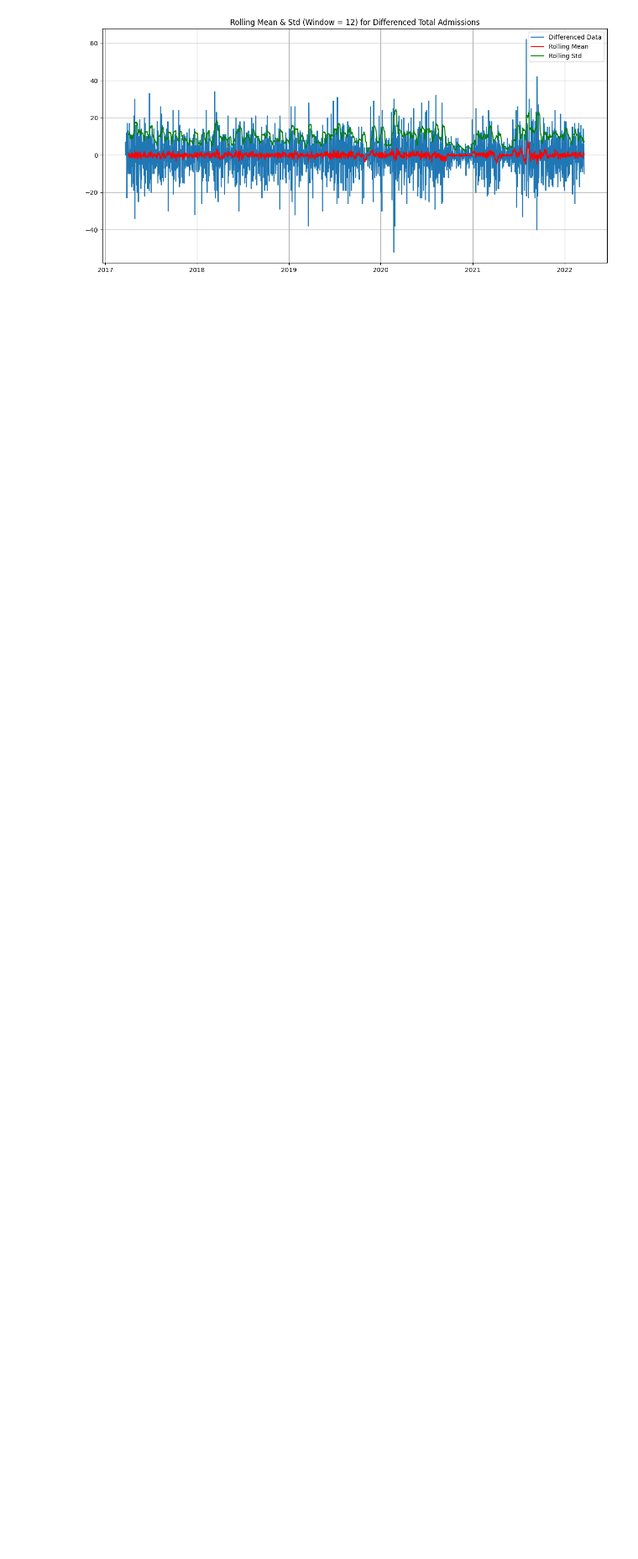
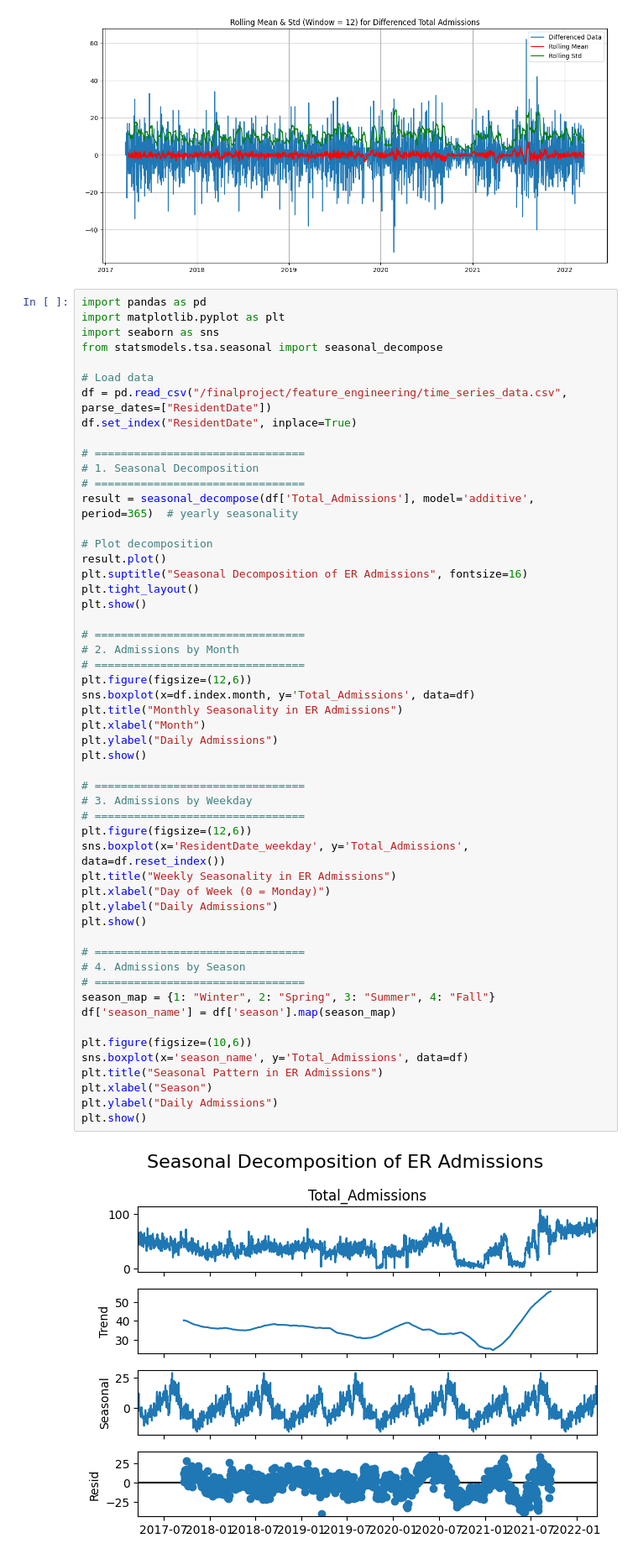
Before and after one commit to tottaradhanush/finalproject, a Jupyter notebook: hypothesis/hypothesis.ipynb, the cells around one changed output. Shown: that part at 84% size. Saved outputs shown, nothing was run; the diff lists cells and outputs as text; blank space fills up the shorter version.

```diff
--- a/hypothesis/hypothesis.ipynb
+++ b/hypothesis/hypothesis.ipynb
@@ -439,3 +439,58 @@ plt.show()
 [figure]
 [figure]
 [figure]
+# %%
+import pandas as pd
+import matplotlib.pyplot as plt
+import seaborn as sns
+from statsmodels.tsa.seasonal import seasonal_decompose
+
+# Load data
+df = pd.read_csv("/finalproject/feature_engineering/time_series_data.csv", parse_dates=["ResidentDate"])
+df.set_index("ResidentDate", inplace=True)
+
+# ================================
+# 1. Seasonal Decomposition
+# ================================
+result = seasonal_decompose(df['Total_Admissions'], model='additive', period=365)  # yearly seasonality
+
+# Plot decomposition
+result.plot()
+plt.suptitle("Seasonal Decomposition of ER Admissions", fontsize=16)
+plt.tight_layout()
+plt.show()
+
+# ================================
+# 2. Admissions by Month
+# ================================
+plt.figure(figsize=(12,6))
+sns.boxplot(x=df.index.month, y='Total_Admissions', data=df)
+plt.title("Monthly Seasonality in ER Admissions")
+plt.xlabel("Month")
+plt.ylabel("Daily Admissions")
+plt.show()
+
+# ================================
+# 3. Admissions by Weekday
+# ================================
+plt.figure(figsize=(12,6))
+sns.boxplot(x='ResidentDate_weekday', y='Total_Admissions', data=df.reset_index())
+plt.title("Weekly Seasonality in ER Admissions")
+plt.xlabel("Day of Week (0 = Monday)")
+plt.ylabel("Daily Admissions")
+plt.show()
+
+# ================================
+# 4. Admissions by Season
+# ================================
+season_map = {1: "Winter", 2: "Spring", 3: "Summer", 4: "Fall"}
+df['season_name'] = df['season'].map(season_map)
+
+plt.figure(figsize=(10,6))
+sns.boxplot(x='season_name', y='Total_Admissions', data=df)
+plt.title("Seasonal Pattern in ER Admissions")
+plt.xlabel("Season")
+plt.ylabel("Daily Admissions")
+plt.show()
+# %% [output]
+[figure, added]
```
Also changed, not shown: parts of 1 cell of this notebook, 3 other files.
